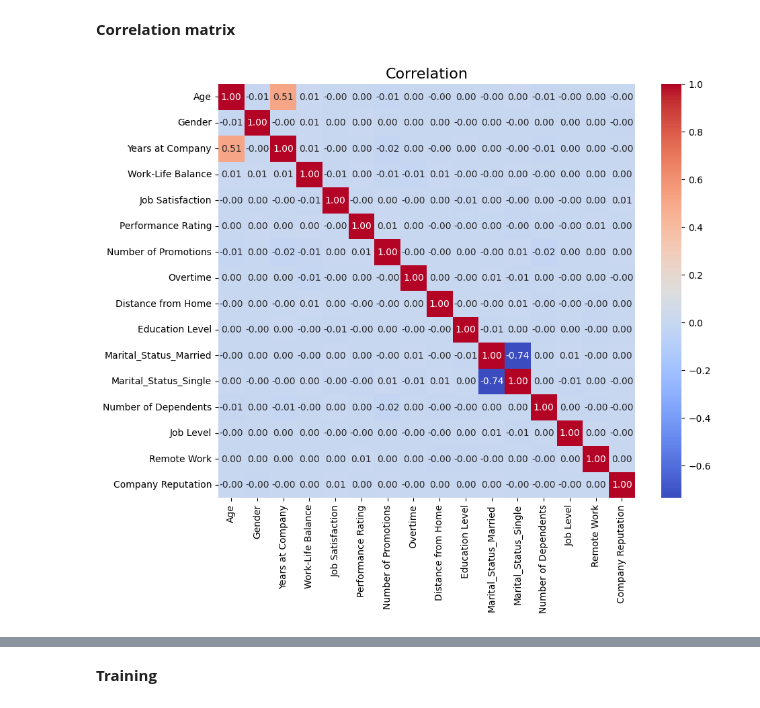
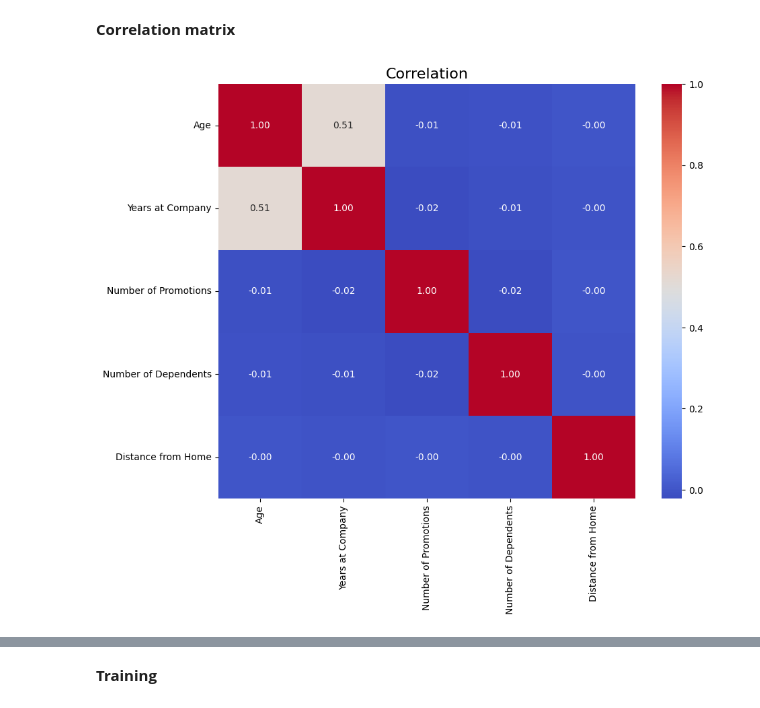
Before and after one commit to Mate0ff/Employee_Attrition_Classification, a Jupyter notebook: projekt_Kucharz.ipynb, the cells around one changed output, grey strips where cells are left out. Drawn from its saved outputs; the diff is of its cells as text; code cells hidden in the pictures.

```diff
--- a/projekt_Kucharz.ipynb
+++ b/projekt_Kucharz.ipynb
@@ -621,7 +677,8 @@ X_train[columns_to_scale] = scaler.fit_transform(X_train[columns_to_scale])
 X_test[columns_to_scale] = scaler.fit_transform(X_test[columns_to_scale])
 # %% [markdown]
 **Correlation matrix**
-# %%
-corr_plot(data_cleaned)
-# %% [output]
-[figure, removed]
+# %%
+quantitative_vars = ['Age', 'Years at Company', 'Number of Promotions', 'Number of Dependents', 'Distance from Home']
+corr_plot(data_cleaned, quantitative_vars)
+# %% [output]
+[figure, added]
```
Also changed, not shown: parts of 32 cells of this notebook.
